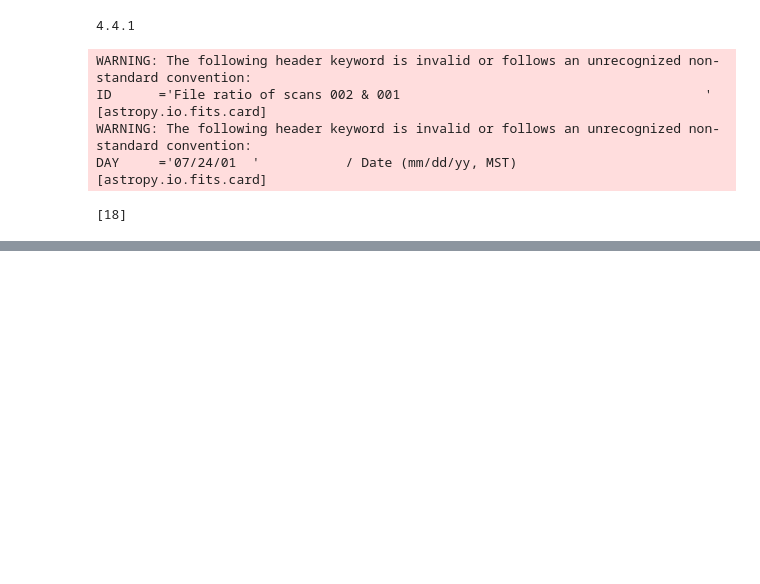
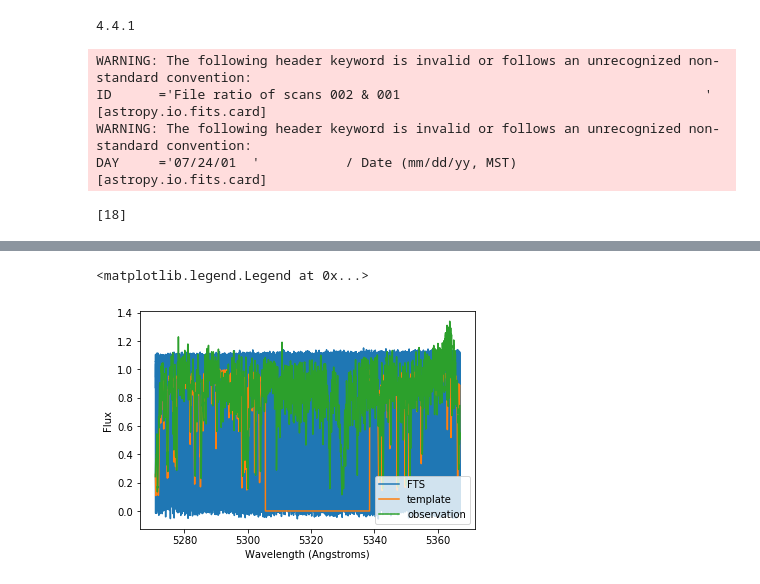
Before and after one commit to mzechmeister/viper, a Jupyter notebook: viper_jupyter.ipynb, the cells around one changed output, grey strips where cells are left out. Drawn from its saved outputs; the diff is of its cells as text; code cells hidden in the pictures; blank space fills up the shorter version.

```diff
--- a/viper_jupyter.ipynb
+++ b/viper_jupyter.ipynb
@@ -203,0 +231,11 @@ s_s = slice(*np.searchsorted(w_tpl, [lmin, lmax]))
+# %%
+plt.plot(w_I2[s], f_I2[s], label='FTS')
+plt.plot(w_tpl[s_s], f_tpl[s_s]/np.max(f_tpl[s_s]), label= 'template')
+plt.plot(w_i, f_i, label='observation')
+plt.xlabel('Wavelength (Angstroms)')
+plt.ylabel("Flux")
+plt.legend()
+plt.legend()
+# %% [output]
+<matplotlib.legend.Legend at 0x...>
+[figure, added]
```
Also changed, not shown: parts of 3 cells of this notebook.
